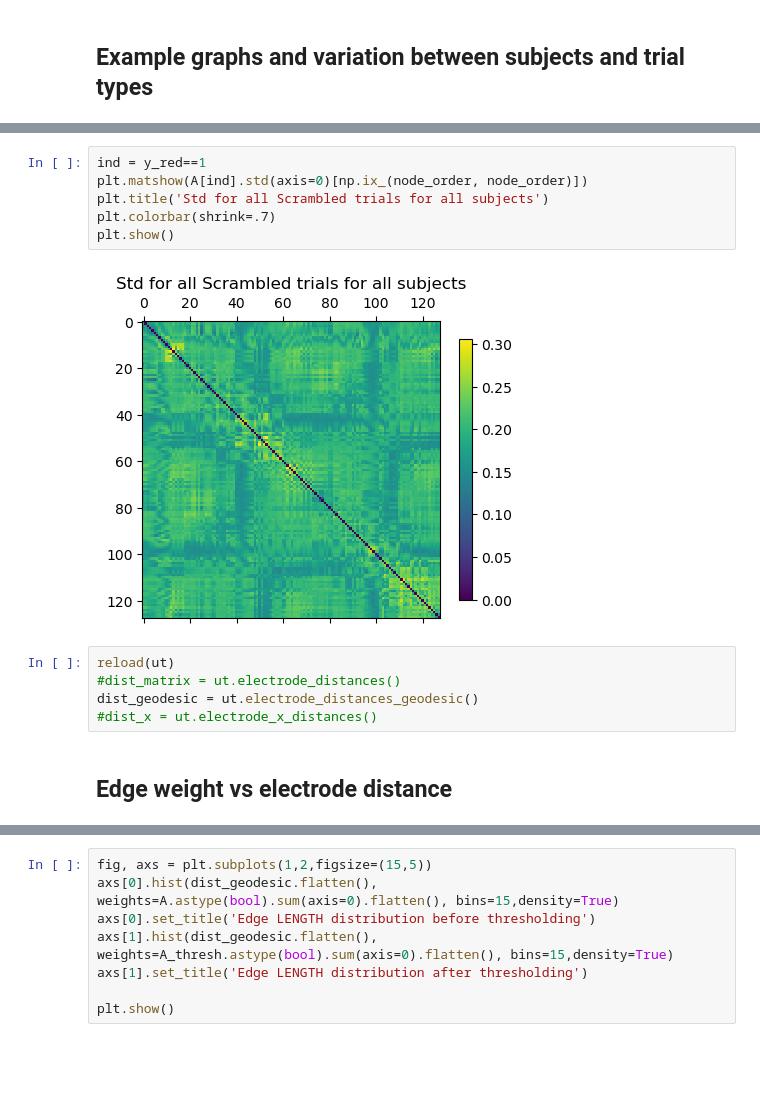
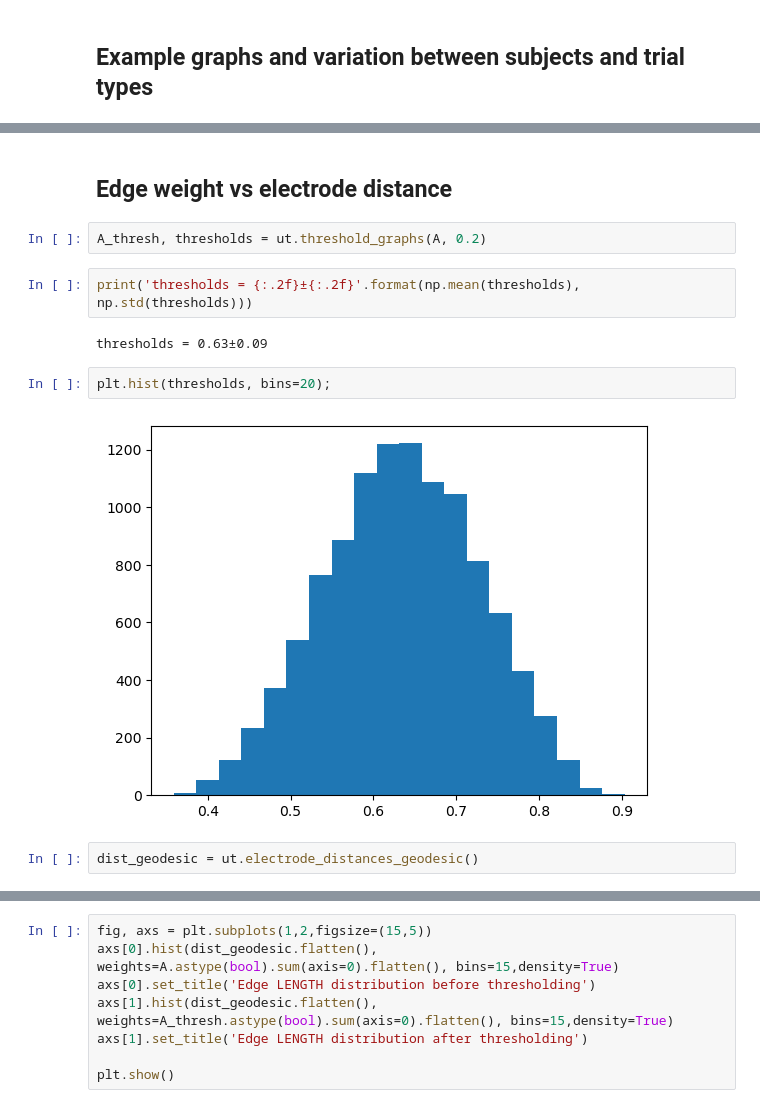
Before and after one commit to NinoHerve/NetworkMachineLearning_2023, a Jupyter notebook: notebooks_hugo/Xplore.ipynb, the cells around one changed output, grey strips where cells are left out. Saved outputs shown, nothing was run; the diff lists cells and outputs as text; blank space fills up the shorter version.

```diff
--- a/notebooks_hugo/Xplore.ipynb
+++ b/notebooks_hugo/Xplore.ipynb
@@ -113,16 +66,15 @@ plt.show()
-# %%
-ind = y_red==1
-plt.matshow(A[ind].std(axis=0)[np.ix_(node_order, node_order)])
-plt.title('Std for all Scrambled trials for all subjects')
-plt.colorbar(shrink=.7)
-plt.show()
-# %% [output]
-[figure, removed]
-# %%
-reload(ut)
-#dist_matrix = ut.electrode_distances()
-dist_geodesic = ut.electrode_distances_geodesic()
-#dist_x = ut.electrode_x_distances()
 # %% [markdown]
 ## Edge weight vs electrode distance
+# %%
+A_thresh, thresholds = ut.threshold_graphs(A, 0.2)
+# %%
+print('thresholds = {:.2f}±{:.2f}'.format(np.mean(thresholds), np.std(thresholds)))
+# %% [output]
+thresholds = 0.63±0.09
+# %%
+plt.hist(thresholds, bins=20);
+# %% [output]
+[figure, added]
+# %%
+dist_geodesic = ut.electrode_distances_geodesic()
 # %%
```
Also changed, not shown: parts of 36 cells of this notebook, 1 other file.
